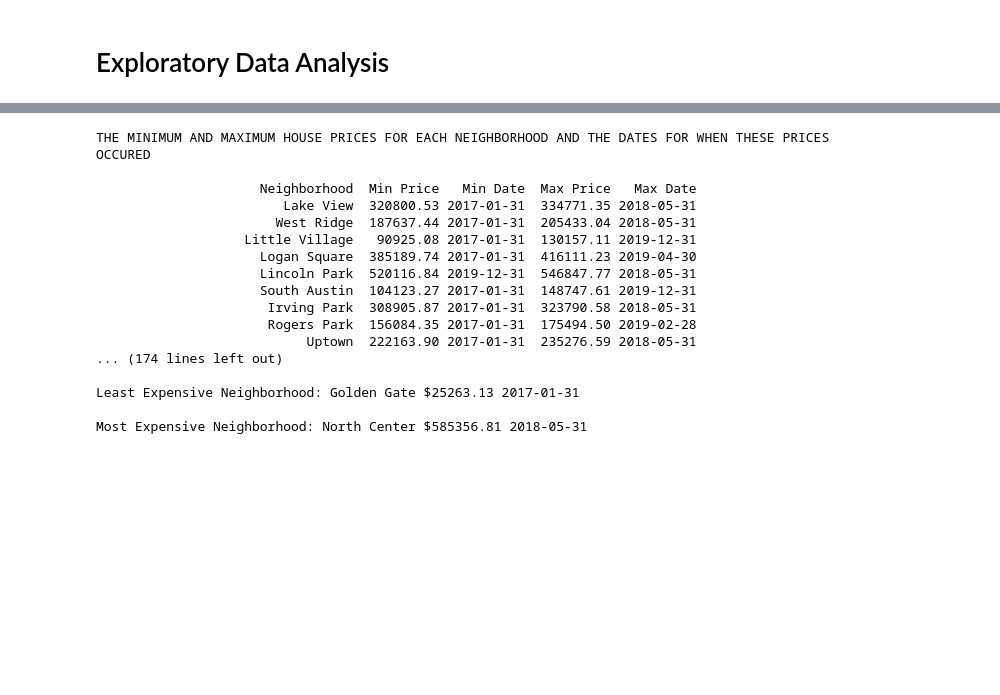
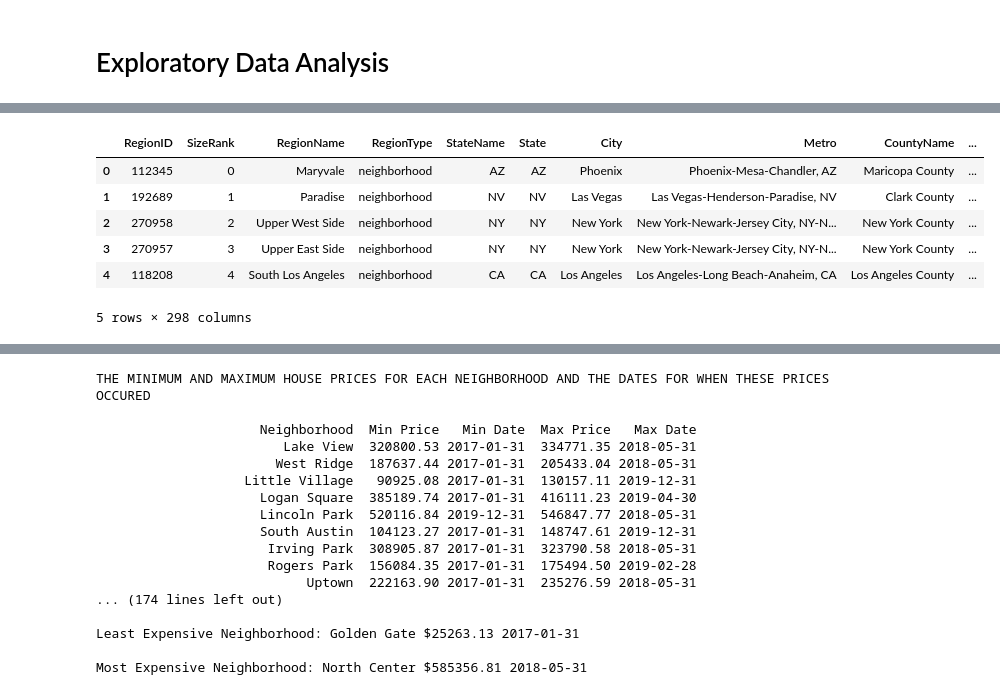
Before and after one commit to rajpatel322/group-project-kungfu-pandas, a Jupyter notebook: EDA.ipynb, the cells around one changed output, grey strips where cells are left out. Cells and saved outputs as stored; diff of their text form; code cells hidden in the pictures; blank space fills up the shorter version.

Commit message:
Started the progress report notebook and made significant progress. Added data cleaning and ML

```diff
--- a/EDA.ipynb
+++ b/EDA.ipynb
@@ -28 +17,13 @@ memory usage: 47.9+ MB
+# %%
+# Original data from Zillow without any filtering and cleaning.
+neighborhood_data = pd.read_csv('csv_files/Neighborhood_House_Price.csv')
+neighborhood_data.head()
+# %% [output]
+|  | RegionID | SizeRank | RegionName | RegionType | StateName | State | City | Metro | CountyName | ... |
+| 0 | 112345 | 0 | Maryvale | neighborhood | AZ | AZ | Phoenix | Phoenix-Mesa-Chandler, AZ | Maricopa County | ... |
+| 1 | 192689 | 1 | Paradise | neighborhood | NV | NV | Las Vegas | Las Vegas-Henderson-Paradise, NV | Clark County | ... |
+| 2 | 270958 | 2 | Upper West Side | neighborhood | NY | NY | New York | New York-Newark-Jersey City, NY-N... | New York County | ... |
+| 3 | 270957 | 3 | Upper East Side | neighborhood | NY | NY | New York | New York-Newark-Jersey City, NY-N... | New York County | ... |
+| 4 | 118208 | 4 | South Los Angeles | neighborhood | CA | CA | Los Angeles | Los Angeles-Long Beach-Anaheim, CA | Los Angeles County | ... |
+5 rows × 298 columns
 # %%
```
Also changed, not shown: parts of 7 cells of this notebook, 9 other files.
